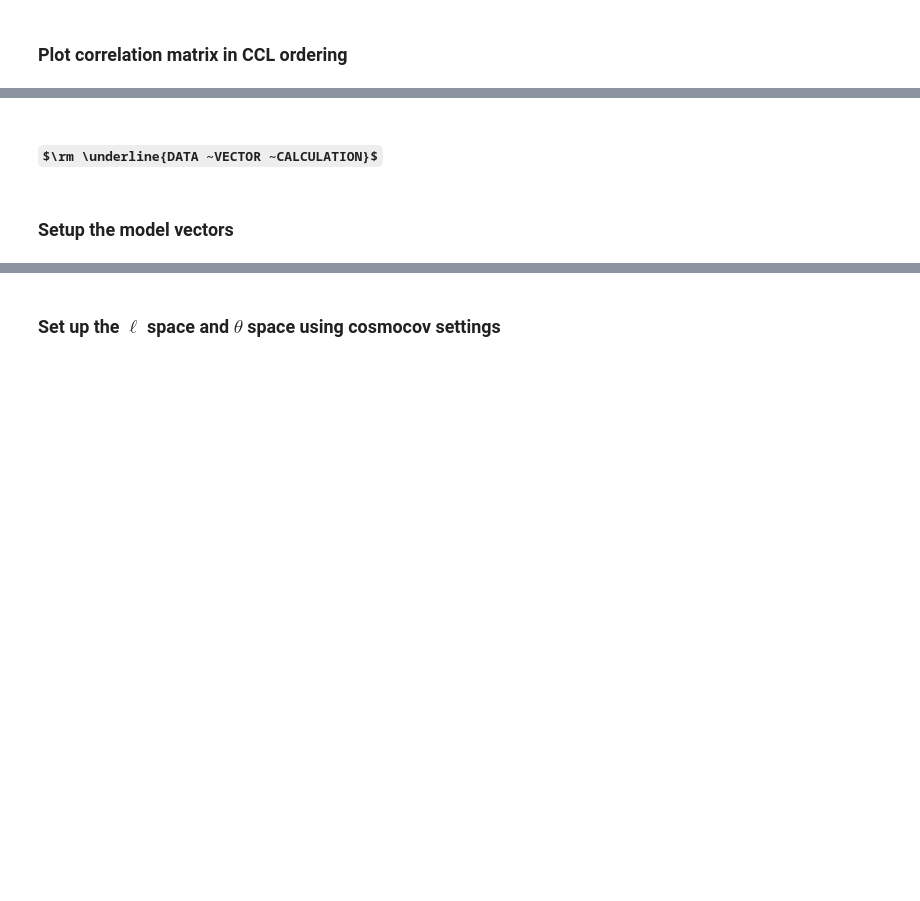
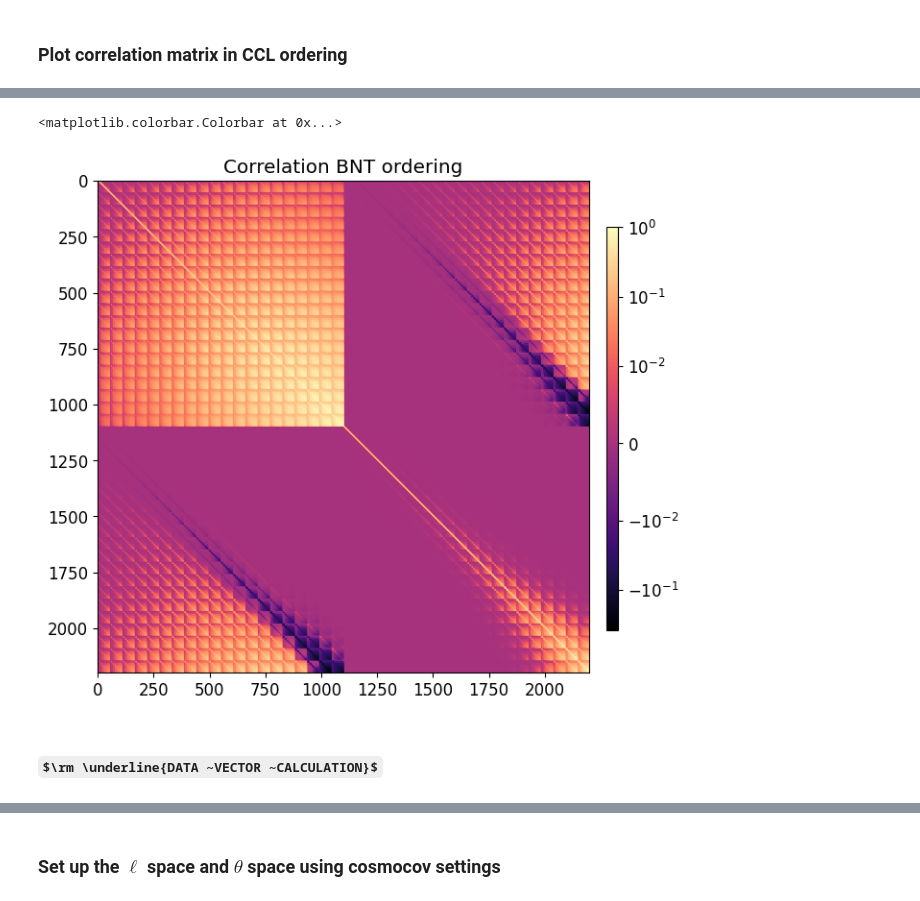
Before and after one commit to lvanwaerbeke/BNT, a Jupyter notebook: get_cov.ipynb, the cells around one changed output, grey strips where cells are left out. Saved outputs shown, nothing was run; the diff lists cells and outputs as text; code cells hidden in the pictures; some formulas as TeX source; blank space fills up the shorter version.

```diff
--- a/get_cov.ipynb
+++ b/get_cov.ipynb
@@ -299,3 +340,13 @@ fig.colorbar(im,cax=cbar_ax)
+# %%
+fig, axs = plt.subplots(1, 1, figsize=(6,6))
+
+im = axs.imshow(pp_BNT_norm,cmap='magma',norm=matplotlib.colors.SymLogNorm(0.01))
+axs.set_title("Correlation BNT ordering")
+cbar_ax = fig.add_axes([1., 0.15, 0.02, 0.7])
+fig.colorbar(im,cax=cbar_ax)
+# %% [output]
+<matplotlib.colorbar.Colorbar at 0x...>
+[figure, added]
 # %% [markdown]
 ## $\rm \underline{DATA ~VECTOR ~CALCULATION}$
 # %%
@@ -309,5 +360,3 @@ def get_theta_bins(theta_min,theta_max,theta_N):
     bin_edges_deg = bin_edges/60.
     bin_edges_rad = np.deg2rad(bin_edges_deg)
     return theta_center_deg,bin_edges_deg
-# %% [markdown]
-### Setup the model vectors
```
Also changed, not shown: parts of 41 cells of this notebook, 1 other file.
